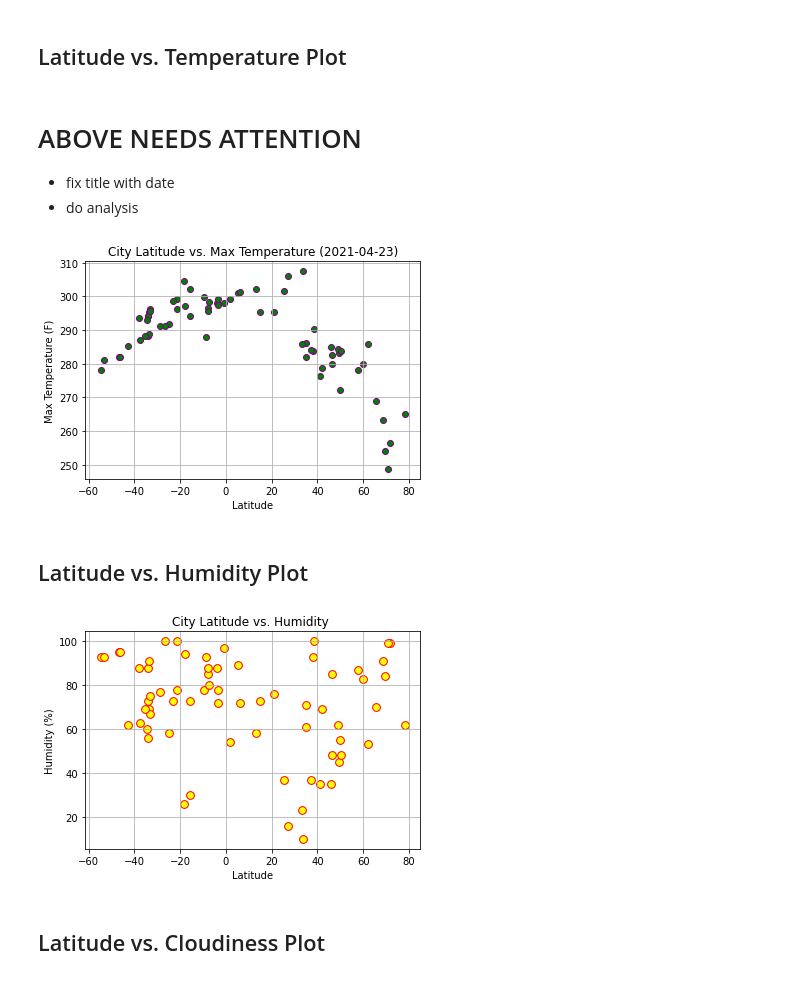
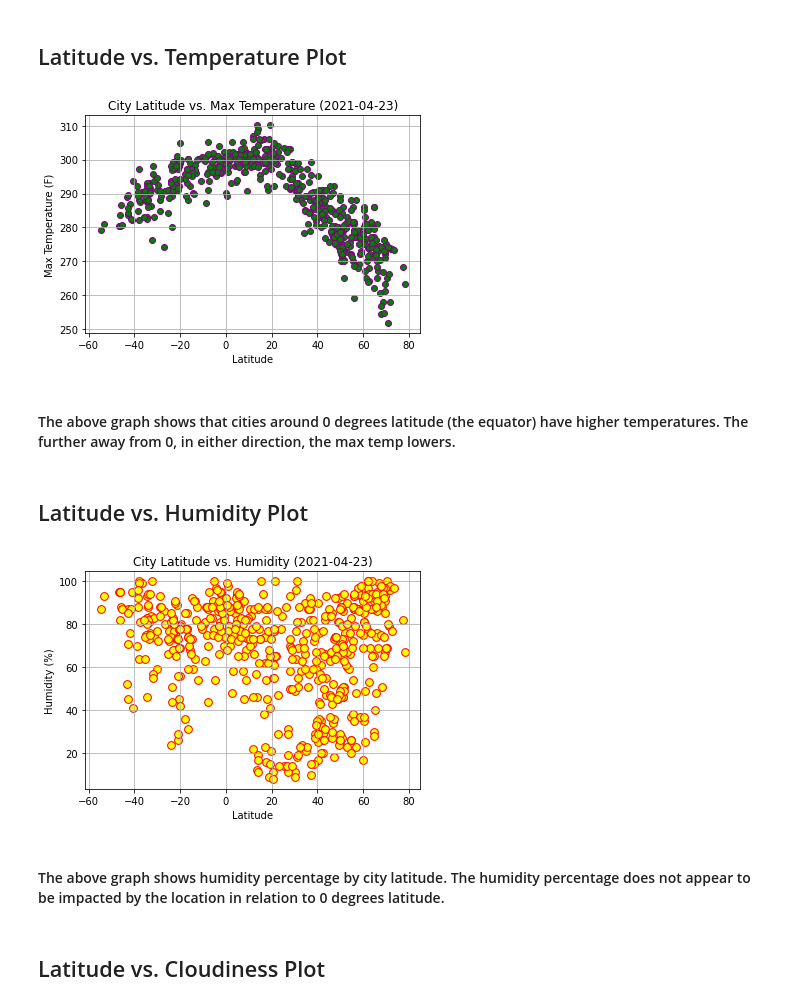
Before and after one commit to kidik425/06-Python_API_Challenge, a Jupyter notebook: WeatherPy/WeatherPy.ipynb, the cells around one changed output. Saved outputs shown, nothing was run; the diff lists cells and outputs as text; code cells hidden in the pictures.

```diff
--- a/WeatherPy/WeatherPy.ipynb
+++ b/WeatherPy/WeatherPy.ipynb
@@ -38,8 +47,8 @@ lat_lngs = []
 cities = []
 
 # Create a set of random lat and lng combinations
-lats = np.random.uniform(lat_range[0], lat_range[1], size=100) #1500
-lngs = np.random.uniform(lng_range[0], lng_range[1], size=100)
+lats = np.random.uniform(lat_range[0], lat_range[1], size=1500)
+lngs = np.random.uniform(lng_range[0], lng_range[1], size=1500)
 lat_lngs = zip(lats, lngs)
 
 # Identify nearest city for each lat, lng combination
@@ -221,13 +228,9 @@ cleanCityData.head()
 * Save the plotted figures as .pngs.
 # %% [markdown]
 ## Latitude vs. Temperature Plot
-# %% [markdown]
-# ABOVE NEEDS ATTENTION
-- fix title with date
-- do analysis
 # %%
 #plotting.... for evil... bwahahahahahahahahahaha
-outputLatTemp = outputPath + "figureLatTemp.png"
+outputLatTemp = outputPath + "figLatTemp.png"
 xAxis = cleanCityData["Lat"]
 yAxis = cleanCityData["Max Temp"]
 
@@ -239,24 +242,28 @@ plt.grid()
 plt.savefig(outputLatTemp)
 plt.show()
 # %% [output]
-[figure, old version]
+[figure, new version]
+# %% [markdown]
+#### The above graph shows that cities around 0 degrees latitude (the equator) have higher temperatures.  The further away from 0, in either direction, the max temp lowers.
 # %% [markdown]
 ## Latitude vs. Humidity Plot
 # %%
 #plotting.... for major evil... bwahahahahahahahahahaha
-outputLatHum = outputPath + "figureLatHum.png"
+outputLatHum = outputPath + "figLatHum.png"
 xAxis = cleanCityData["Lat"]
 yAxis = cleanCityData["Humidity"]
 
 plt.scatter(xAxis, yAxis, marker = 'o', c='yellow', edgecolors="red", s=60)
 plt.title(f"City Latitude vs. Humidity ({today})")
 plt.xlabel("Latitude")
 plt.ylabel("Humidity (%)")
 plt.grid()
 plt.savefig(outputLatHum)
 plt.show()
 # %% [output]
-[figure, old version]
+[figure, new version]
+# %% [markdown]
+#### The above graph shows humidity percentage by city latitude.  The humidity percentage does not appear to be impacted by the location in relation to 0 degrees latitude.
 # %% [markdown]
 ## Latitude vs. Cloudiness Plot
 # %%
```
Also changed, not shown: parts of 32 cells of this notebook, 17 other files.
